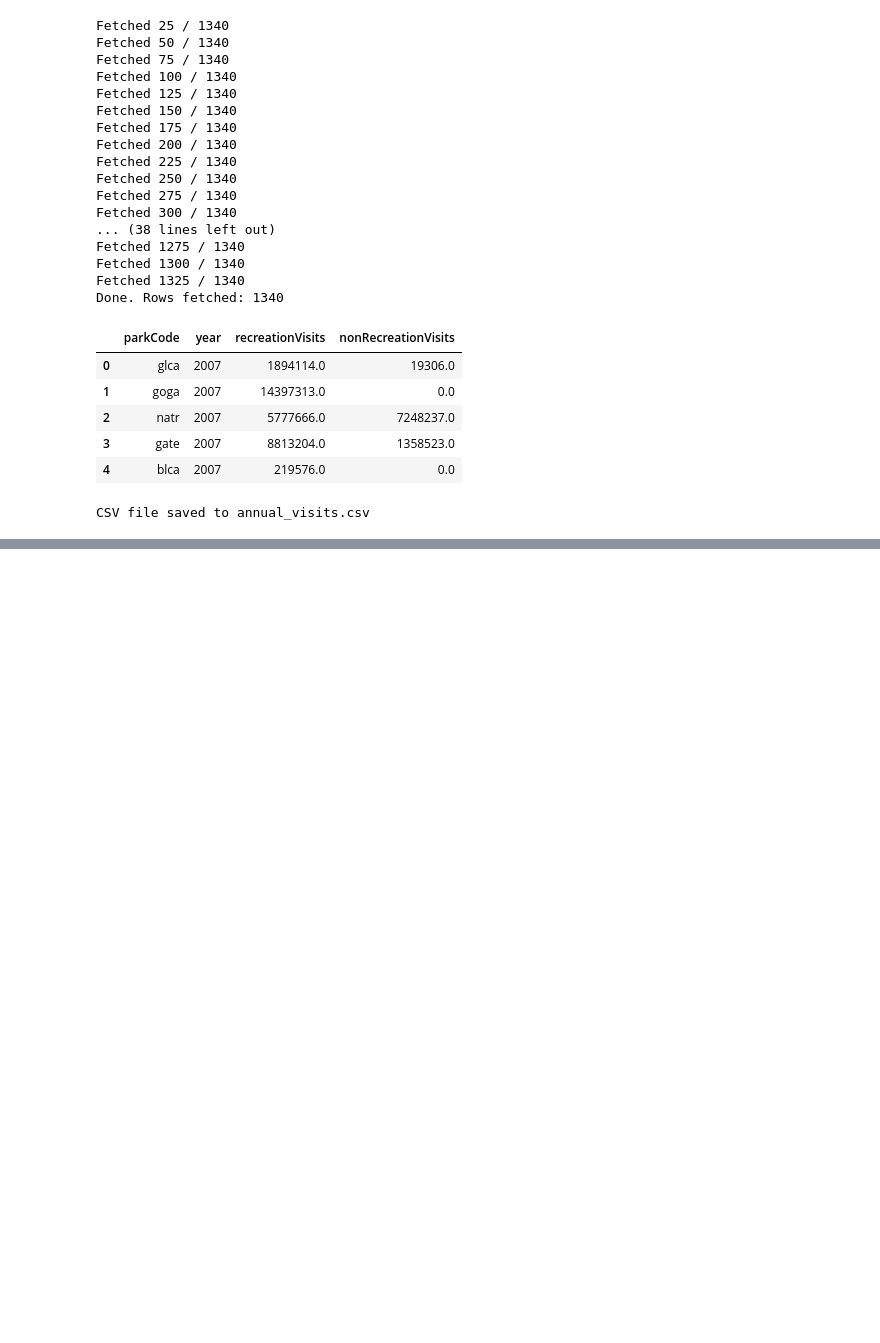
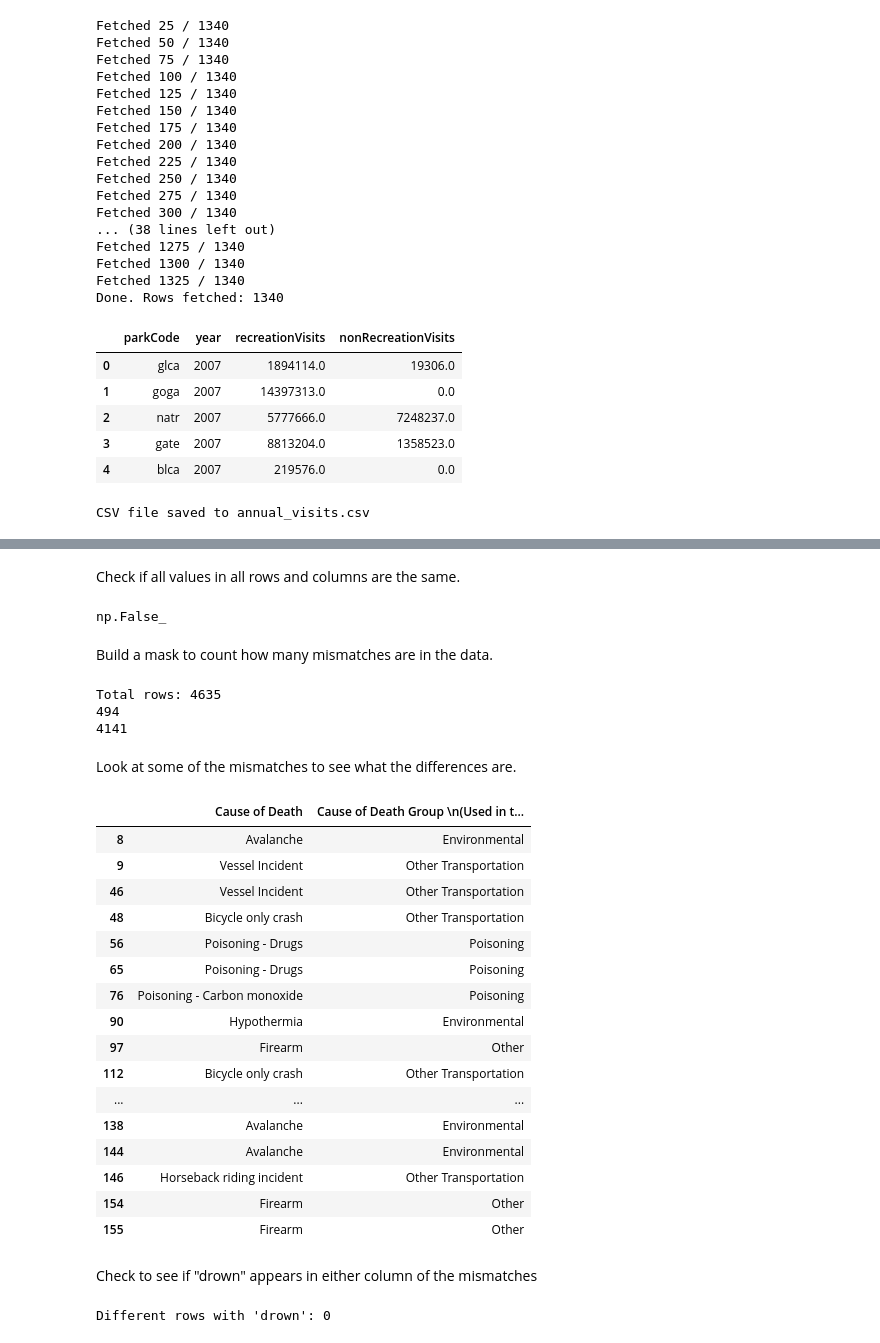
Before and after one commit to jeccalong/NPS_Dataset, a Jupyter notebook: Notebooks/withcodesdf.ipynb, the cells around one changed output, grey strips where cells are left out. Cells and saved outputs as stored; diff of their text form; code cells hidden in the pictures; blank space fills up the shorter version.

Commit message:
Examined cause of death columns

```diff
--- a/Notebooks/withcodesdf.ipynb
+++ b/Notebooks/withcodesdf.ipynb
@@ -246,0 +257,49 @@ plt.show()
+# %% [markdown]
+Check if all values in all rows and columns are the same.
+# %%
+(df["Cause of Death"] == df["Cause of Death Group \n(Used in the NPS Mortality Dashboard) "]).all()
+# %% [output]
+np.False_
+# %% [markdown]
+Build a mask to count how many mismatches are in the data.
+# %%
+mask_mismatch = df["Cause of Death"] != df["Cause of Death Group \n(Used in the NPS Mortality Dashboard) "]
+print("Total rows:", len(df))
+print(mask_mismatch.sum())
+# %% [output]
+Total rows: 4635
+494
+4141
+# %% [markdown]
+Look at some of the mismatches to see what the differences are.
+# %%
+df.loc[mask_mismatch, ["Cause of Death", "Cause of Death Group \n(Used in the NPS Mortality Dashboard) "]].head(20)
+# %% [output]
+|  | Cause of Death | Cause of Death Group \n(Used in t... |
+| 8 | Avalanche | Environmental |
+| 9 | Vessel Incident | Other Transportation |
+| 46 | Vessel Incident | Other Transportation |
+| 48 | Bicycle only crash | Other Transportation |
+| 56 | Poisoning - Drugs | Poisoning |
+| 65 | Poisoning - Drugs | Poisoning |
+| 76 | Poisoning - Carbon monoxide | Poisoning |
+| 90 | Hypothermia | Environmental |
+| 97 | Firearm | Other |
+| 112 | Bicycle only crash | Other Transportation |
+| ... | ... | ... |
+| 138 | Avalanche | Environmental |
+| 144 | Avalanche | Environmental |
+| 146 | Horseback riding incident | Other Transportation |
+| 154 | Firearm | Other |
+| 155 | Firearm | Other |
+# %% [markdown]
+Check to see if "drown" appears in either column of the mismatches
+# %%
+mask_drown = (
+    df.loc[mask_mismatch, "Cause of Death"].str.contains("drown", case=False, na=False)
+    | df.loc[mask_mismatch, "Cause of Death Group \n(Used in the NPS Mortality Dashboard) "].str.contains("drown", case=False, na=False)
+)
+
+print("Different rows with 'drown':", mask_drown.sum())
+# %% [output]
+Different rows with 'drown': 0
```
Also changed, not shown: parts of 4 cells of this notebook.
